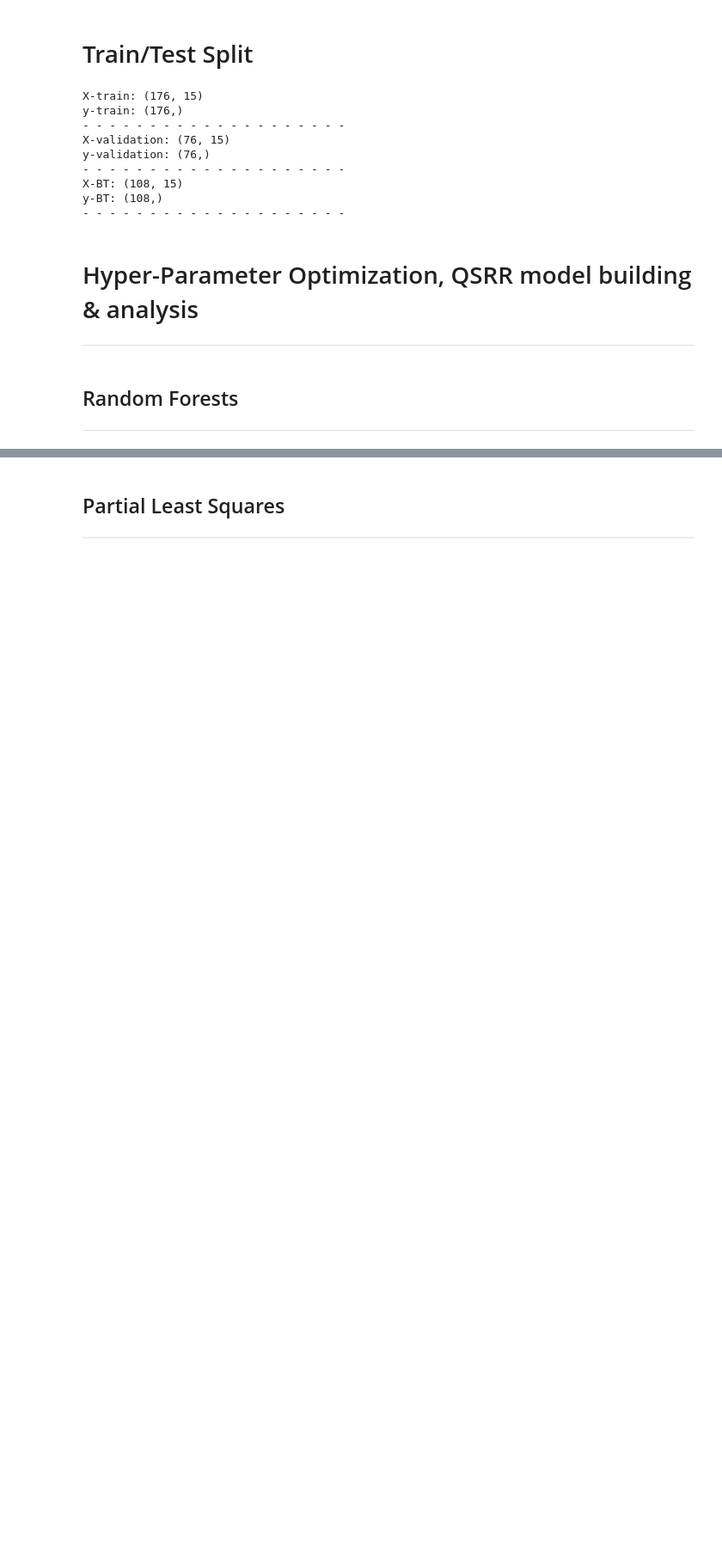
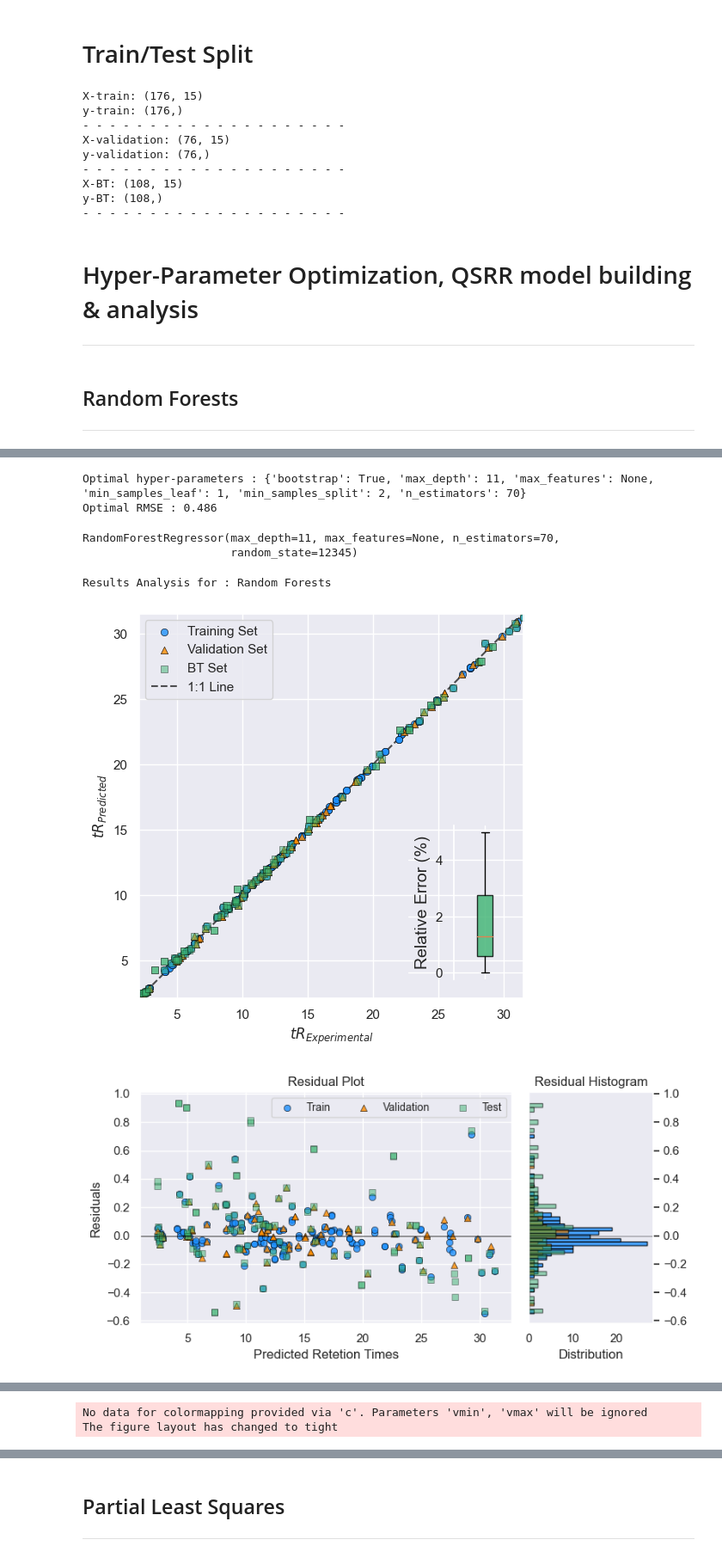
Before and after one commit to pzuvela/cross_column_qsrr, a Jupyter notebook: QSRR_Modelling.ipynb, the cells around one changed output, grey strips where cells are left out. Shown at 86% size. Drawn from its saved outputs; the diff is of its cells as text; code cells hidden in the pictures; blank space fills up the shorter version.

```diff
--- a/QSRR_Modelling.ipynb
+++ b/QSRR_Modelling.ipynb
@@ -227,15 +229,15 @@ _rfs_model: GridSearchCV = GridSearchCV(
     param_grid=_rfs_param_grid,
     scoring='neg_root_mean_squared_error',
     cv=ps,
-    n_jobs=6,
-    verbose=2,
+    n_jobs=20,
+    verbose=10,
     refit=True
 )
 # %%
 # Fit model
 _rfs_model.fit(
-    _x_train_all,  # Use all, because we extracted the validation indices previously for reproducibility
-    _y_train_all   # Use all, because we extracted the validation indices previously for reproducibility
+    deepcopy(_x_train_all),  # Use all, because we extracted the validation indices previously for reproducibility
+    deepcopy(_y_train_all)   # Use all, because we extracted the validation indices previously for reproducibility
 )
 # %% [output]
 Fitting 1 folds for each of 7200 candidates, totalling 7200 fits
@@ -248,21 +259,30 @@ print(f"Optimal RMSE : {-_rfs_model.best_score_.round(3)}")
 _rfs_optimal_model: RandomForestRegressor = _rfs_model.best_estimator_
 
 display(_rfs_optimal_model)
+# %% [output]
+Optimal hyper-parameters : {'bootstrap': True, 'max_depth': 11, 'max_features': None, 'min_samples_leaf': 1, 'min_samples_split': 2, 'n_estimators': 70}
+Optimal RMSE : 0.486
+RandomForestRegressor(max_depth=11, max_features=None, n_estimators=70,
+                      random_state=12345)
 # %%
 # Analyze results
 _rf_predictions_df, _rf_metrics_df = analyze_model(
     model=_rfs_optimal_model,
     cv=ps,
     title="Random Forests",
-    x_train=_x_train,
-    y_train=_y_train,
-    x_validation=_x_validation,
-    y_validation=_y_validation,
-    x_bt=_x_bt,
-    y_bt=_y_bt,
-    x_train_all=_x_train_all,
-    y_train_all=_y_train_all,
-    x_all=_x,
-    y_all=_y,
+    x_train=deepcopy(_x_train),
+    y_train=deepcopy(_y_train.ravel()),
+    x_validation=deepcopy(_x_validation),
+    y_validation=deepcopy(_y_validation.ravel()),
+    x_bt=deepcopy(_x_bt),
+    y_bt=deepcopy(_y_bt.ravel()),
+    x_train_all=deepcopy(_x_train_all),
+    y_train_all=deepcopy(_y_train_all.ravel()),
+    x_all=deepcopy(_x),
+    y_all=deepcopy(_y.ravel()),
     column_names=np.array(list(_data_df.drop(columns=["TR"]).columns))
 )
+# %% [output]
+Results Analysis for : Random Forests
+[figure, added]
+[figure, added]
@@ -268,0 +292,2 @@ _rf_predictions_df, _rf_metrics_df = analyze_model(
+No data for colormapping provided via 'c'. Parameters 'vmin', 'vmax' will be ignored
+The figure layout has changed to tight
```
Also changed, not shown: parts of 15 cells of this notebook, 1 other file.
